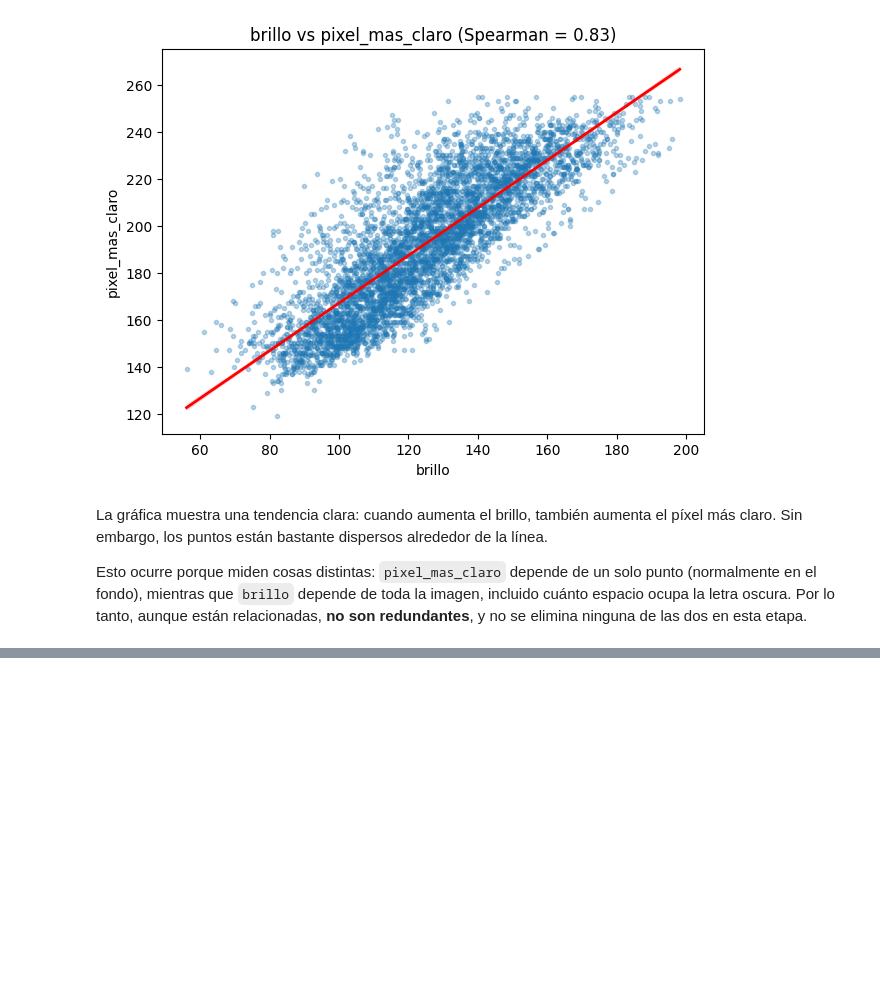
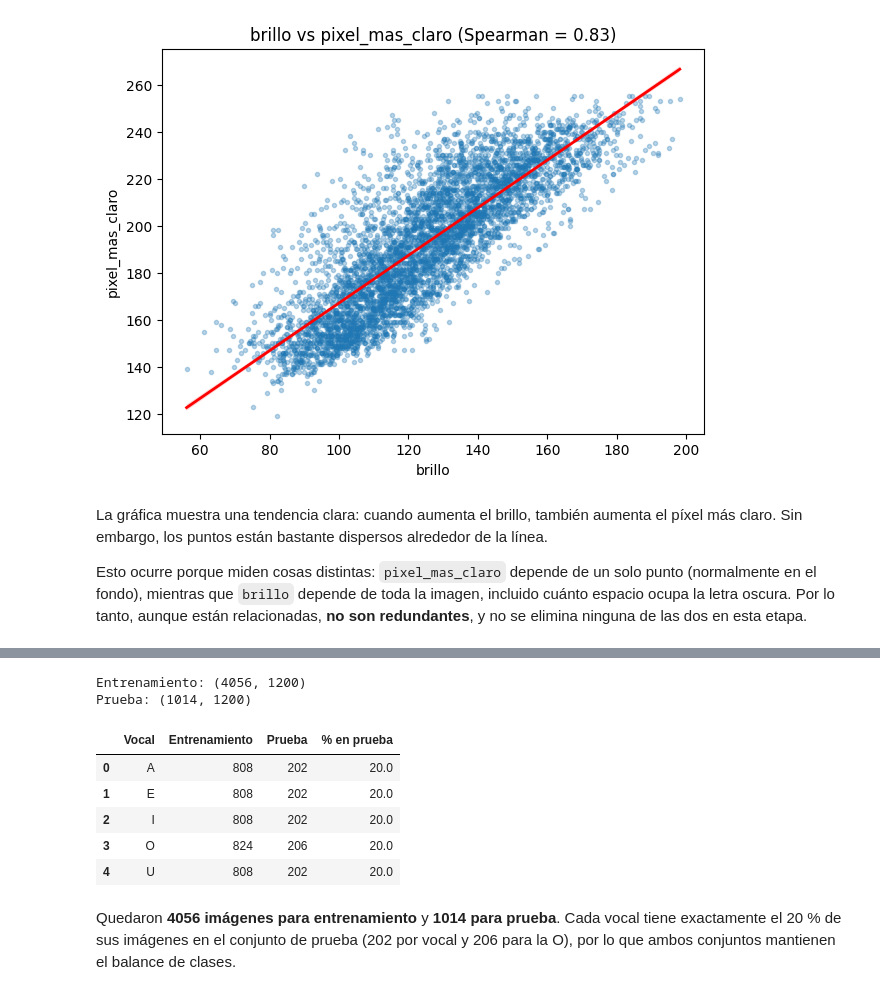
Before and after one commit to Proyect-MachineLearning-Supervised/Machine-Learning-Vowels, a Jupyter notebook: vowels.ipynb, the cells around one changed output, grey strips where cells are left out. Saved outputs shown, nothing was run; the diff lists cells and outputs as text; code cells hidden in the pictures; blank space fills up the shorter version.

```diff
--- a/vowels.ipynb
+++ b/vowels.ipynb
@@ -534,0 +560,14 @@ Esto ocurre porque miden cosas distintas: `pixel_mas_claro` depende de un solo p
+# %%
+ALTO, ANCHO = 40, 30
+
+# anti_aliasing suaviza la imagen antes de reducirla; preserve_range mantiene la escala 0-255
+X_red = np.array([
+    ski.transform.resize(img, (ALTO, ANCHO), anti_aliasing=True,
+                         preserve_range=True).round().astype(np.uint8)
+    for img in X
+])
+
+print("Forma original:", X.shape)
+print("Forma redimensionada:", X_red.shape)
+print("Tipo de dato:", X_red.dtype, "| Rango:", X_red.min(), "-", X_red.max())
+print("Píxeles por imagen:", ALTO * ANCHO)
@@ -534,0 +585,8 @@ Esto ocurre porque miden cosas distintas: `pixel_mas_claro` depende de un solo p
+# %%
+X_vec = X_red.reshape(len(X_red), -1)
+
+print("Forma antes:", X_red.shape)
+print("Forma después:", X_vec.shape)
+print("Primeros 10 píxeles de la primera fila de la imagen:", X_red[0, 0, :10])
+print("Primeros 10 valores del vector:                      ", X_vec[0, :10])
+print("¿Se puede recuperar la imagen original?:", np.array_equal(X_vec[0].reshape(ALTO, ANCHO), X_red[0]))
@@ -534,0 +607,27 @@ Esto ocurre porque miden cosas distintas: `pixel_mas_claro` depende de un solo p
+# %%
+X_train, X_test, y_train, y_test = train_test_split(
+    X_vec, y_num, test_size=0.20, stratify=y_num, random_state=42
+)
+
+print("Entrenamiento:", X_train.shape)
+print("Prueba:", X_test.shape)
+
+tabla_division = pd.DataFrame({
+    "Vocal": le.classes_,
+    "Entrenamiento": np.bincount(y_train),
+    "Prueba": np.bincount(y_test),
+})
+tabla_division["% en prueba"] = (tabla_division["Prueba"] /
+                                 (tabla_division["Entrenamiento"] + tabla_division["Prueba"]) * 100).round(1)
+tabla_division
+# %% [output]
+Entrenamiento: (4056, 1200)
+Prueba: (1014, 1200)
+|  | Vocal | Entrenamiento | Prueba | % en prueba |
+| 0 | A | 808 | 202 | 20.0 |
+| 1 | E | 808 | 202 | 20.0 |
+| 2 | I | 808 | 202 | 20.0 |
+| 3 | O | 824 | 206 | 20.0 |
+| 4 | U | 808 | 202 | 20.0 |
+# %% [markdown]
+Quedaron **4056 imágenes para entrenamiento** y **1014 para prueba**. Cada vocal tiene exactamente el 20 % de sus imágenes en el conjunto de prueba (202 por vocal y 206 para la O), por lo que ambos conjuntos mantienen el balance de clases.
```
Also changed, not shown: parts of 16 cells of this notebook.
